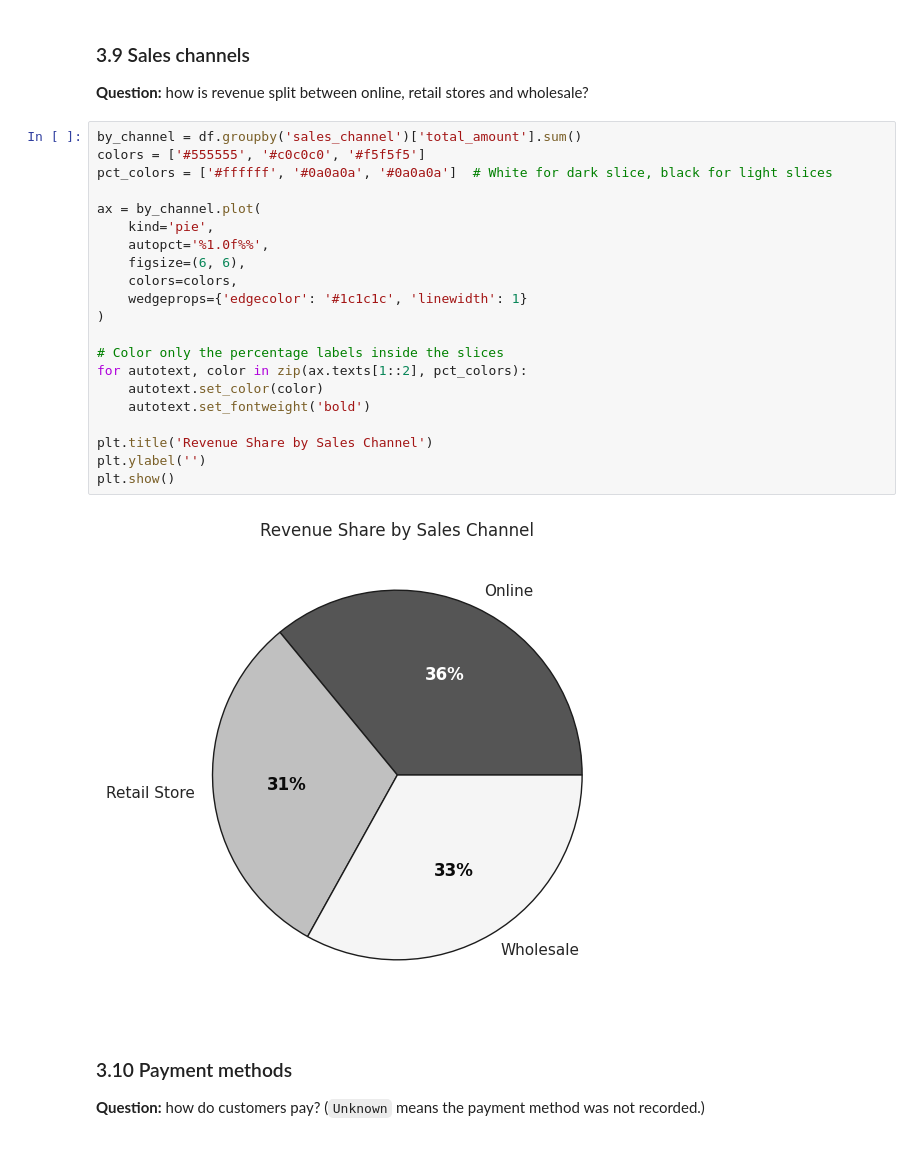
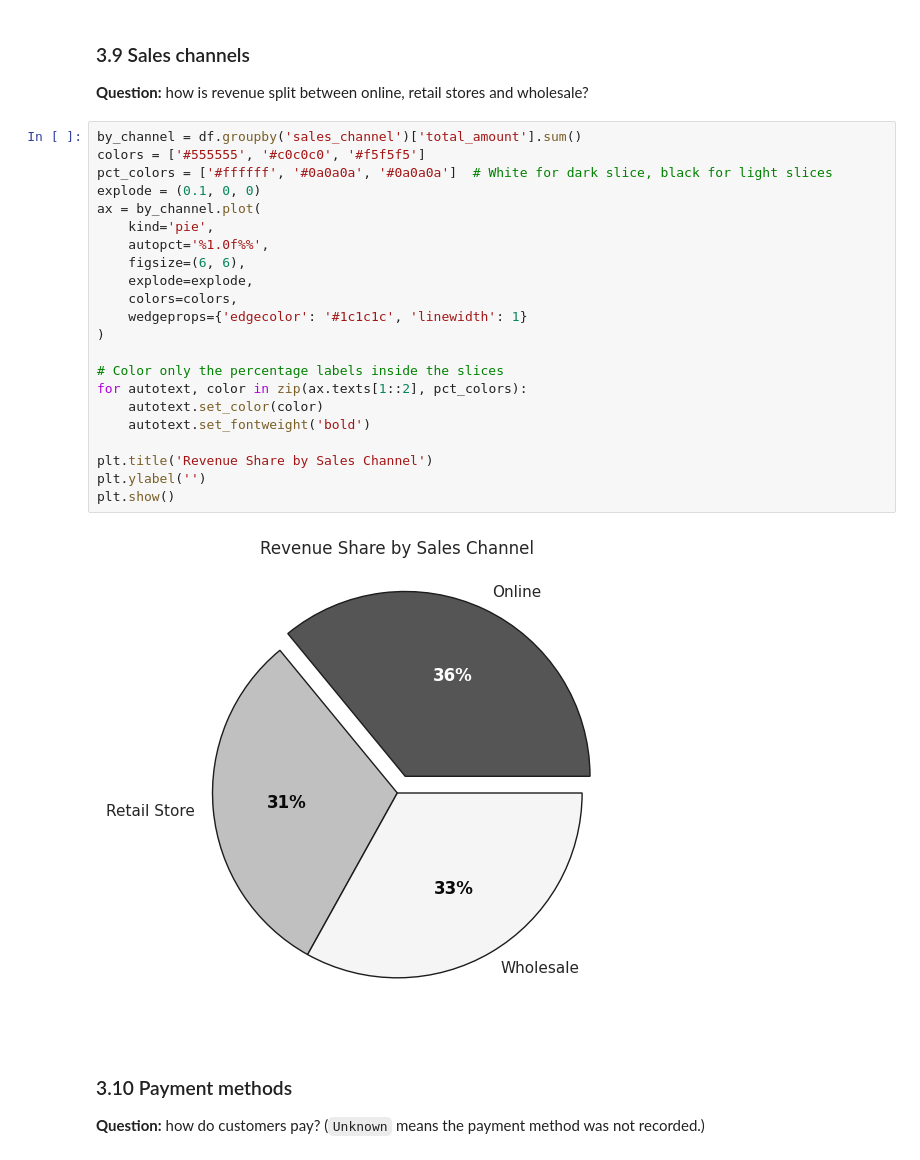
Before and after one commit to bungei53/retail-sales-analysis-kenya, a Jupyter notebook: 01_eda_visualization_simple_(1).ipynb, the cells around one changed output. Saved outputs shown, nothing was run; the diff lists cells and outputs as text.

```diff
--- a/01_eda_visualization_simple_(1).ipynb
+++ b/01_eda_visualization_simple_(1).ipynb
@@ -310,26 +310,27 @@ plt.show()
 # %%
 by_channel = df.groupby('sales_channel')['total_amount'].sum()
 colors = ['#555555', '#c0c0c0', '#f5f5f5']
 pct_colors = ['#ffffff', '#0a0a0a', '#0a0a0a']  # White for dark slice, black for light slices
-
+explode = (0.1, 0, 0)
 ax = by_channel.plot(
     kind='pie',
     autopct='%1.0f%%',
     figsize=(6, 6),
+    explode=explode,
     colors=colors,
     wedgeprops={'edgecolor': '#1c1c1c', 'linewidth': 1}
 )
 
 # Color only the percentage labels inside the slices
 for autotext, color in zip(ax.texts[1::2], pct_colors):
     autotext.set_color(color)
     autotext.set_fontweight('bold')
 
 plt.title('Revenue Share by Sales Channel')
 plt.ylabel('')
 plt.show()
 # %% [output]
-[figure, old version]
+[figure, new version]
 # %% [markdown]
 ### 3.10 Payment methods
 **Question:** how do customers pay? (`Unknown` means the payment method was not recorded.)
```
